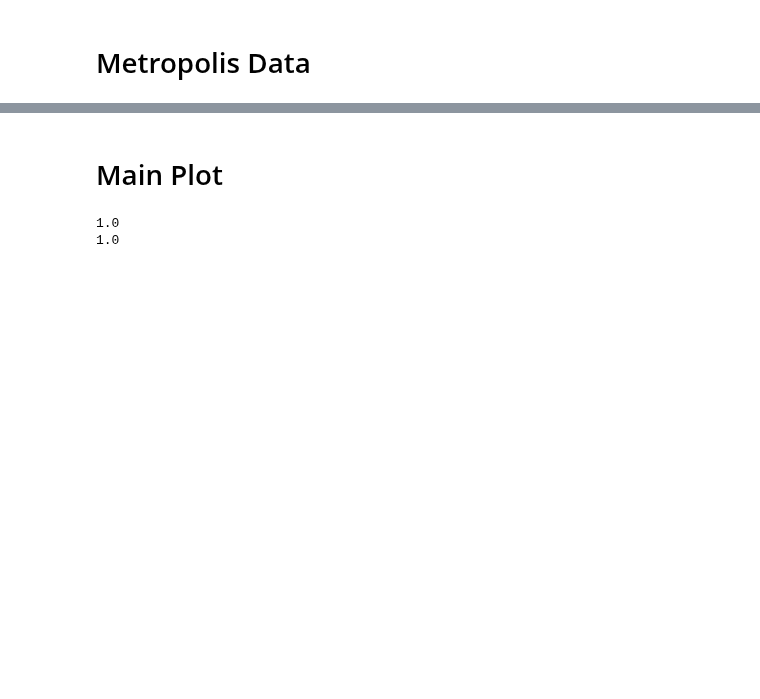
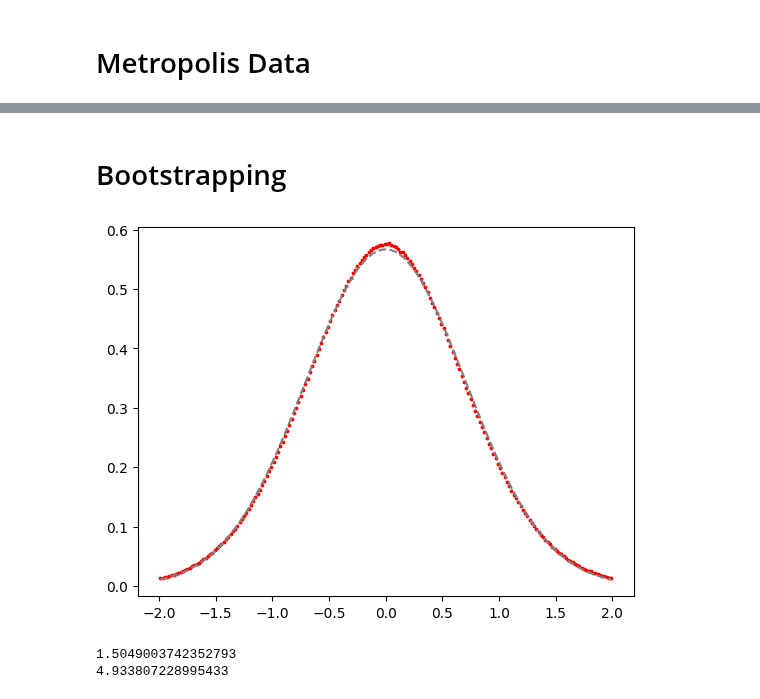
Before and after one commit to Sebastian426/Sebastian_Sloan_Computational_Physics, a Jupyter notebook: Results Figures.ipynb, the cells around one changed output, grey strips where cells are left out. Drawn from its saved outputs; the diff is of its cells as text; code cells hidden in the pictures; blank space fills up the shorter version.

```diff
--- a/Results Figures.ipynb
+++ b/Results Figures.ipynb
@@ -283,2 +290,2 @@ Endpoint acceptance ≈ 0.516
-# %% [markdown]
-# Main Plot
+# %% [markdown]
+# Bootstrapping
@@ -284,0 +403,24 @@ Endpoint acceptance ≈ 0.516
+# %%
+x_bins = np.linspace(-2, 2, 201)
+
+x_centres, pdf_mean, pdf_se = metropolis_pdf_bootstrap(
+    n_bootstraps=100,
+    numb_paths=numb_paths,
+    steps=steps,
+    dt=dt,
+    times=times,
+    mass=mass,
+    x_potential=x_potential,
+    sigma_prop=sigma_prop,
+    x_bins=x_bins,
+    n_therm=500,
+    n_sample=5000,
+    thin=10,
+)
+# %%
+plt.figure(1)
+plt.scatter(x_centres, pdf_mean, s = 3, color = "red")
+plt.plot(x_centres, phi_sq_analytic_x, 'grey', linestyle = "--")
+plt.show()
+# %% [output]
+[figure, added]
@@ -285,15 +434,13 @@ Endpoint acceptance ≈ 0.516
 # %%
-#calculations for plot
+#residuals for propagator
+
+propagator_residuals_normalised = (pdf_mean_prop - phi_sq_analytic_x)/pdf_se_prop
+print(np.std(propagator_residuals_normalised))
 
 #residuals for metropolis
 
-metropolis_residiuals = (pdf_x - phi_sq_analytic_x)
-metropolis_residuals_normalised = metropolis_residiuals/np.std(metropolis_residiuals)
-print(np.std(metropolis_residuals_normalised))
-
-propagator_residuals = (pdf_prop - phi_sq_analytic_x)
-propagator_residuals_normalised = propagator_residuals/np.std(propagator_residuals)
-print(np.std(propagator_residuals_normalised))
+metropolis_residiuals_normalised = (pdf_mean - phi_sq_analytic_x)/pdf_se
+print(np.std(metropolis_residiuals_normalised))
 # %% [output]
-1.0
-1.0
+1.5049003742352793
+4.933807228995433
```
Also changed, not shown: parts of 16 cells of this notebook.
